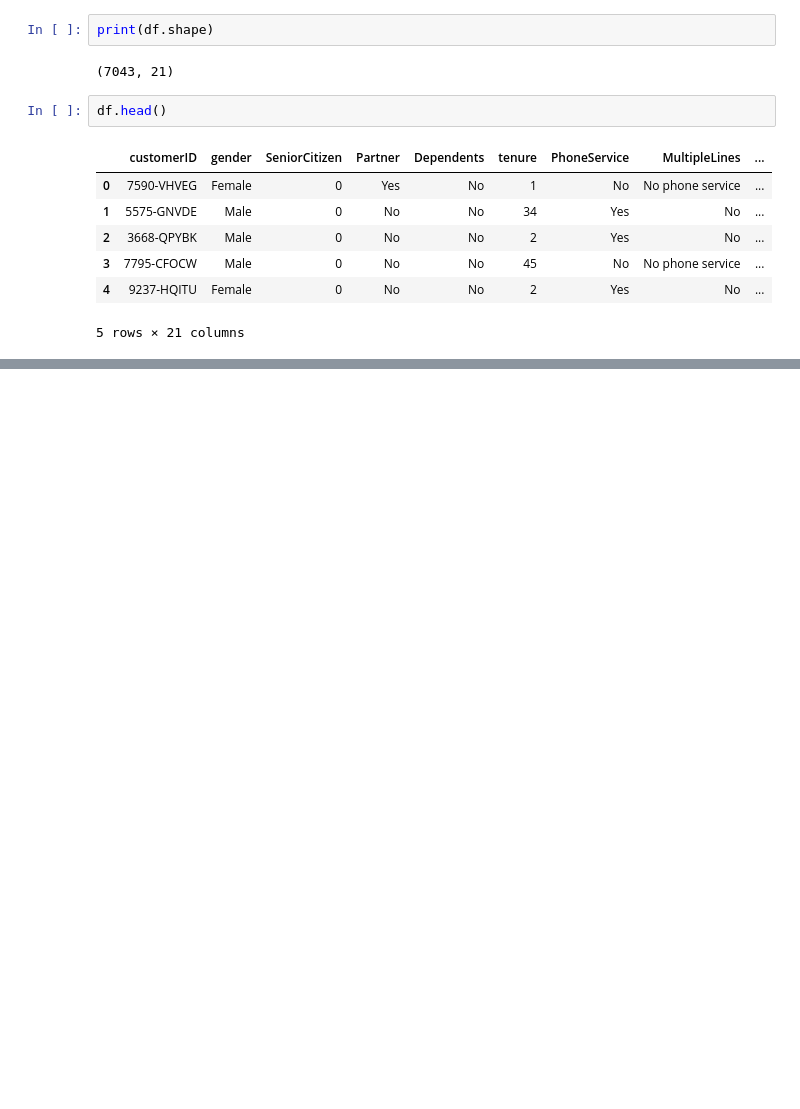
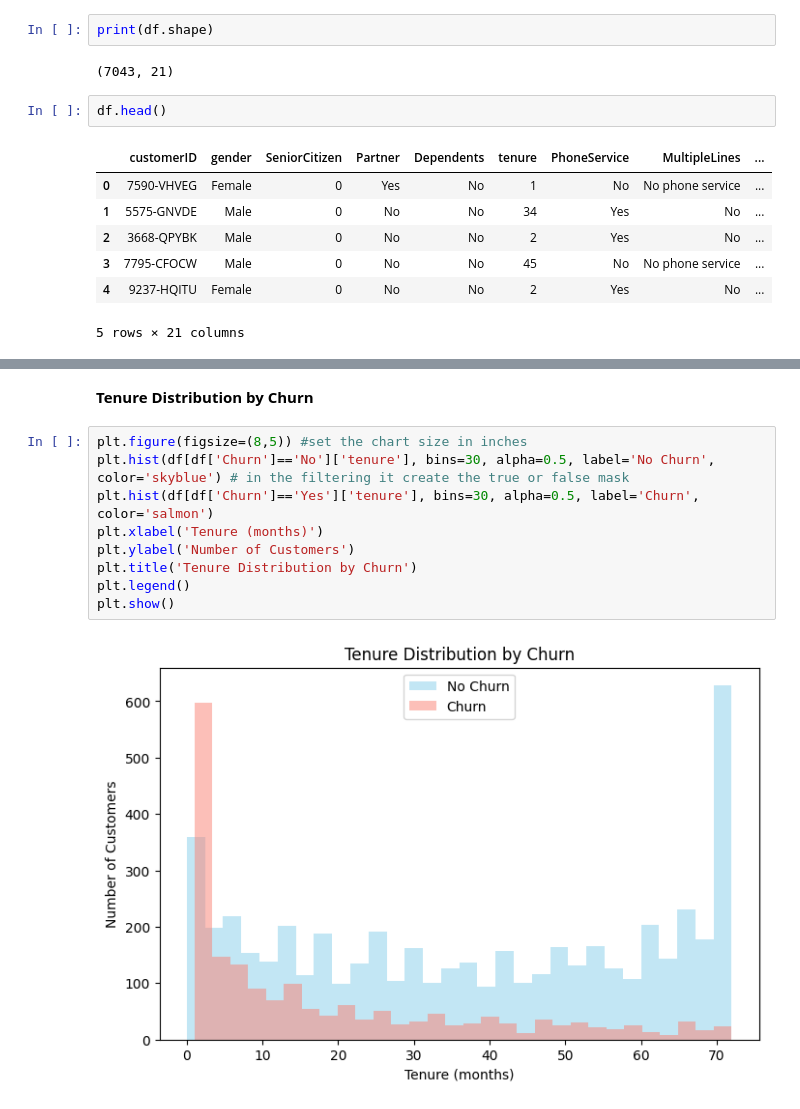
Before and after one commit to lokithasendila/telco-churn-ml, a Jupyter notebook: churn_analysis.ipynb, the cells around one changed output, grey strips where cells are left out. Cells and saved outputs as stored; diff of their text form; blank space fills up the shorter version.

```diff
--- a/churn_analysis.ipynb
+++ b/churn_analysis.ipynb
@@ -22,0 +74,13 @@ df.head()
+# %% [markdown]
+**Tenure Distribution by Churn**
+# %%
+plt.figure(figsize=(8,5)) #set the chart size in inches
+plt.hist(df[df['Churn']=='No']['tenure'], bins=30, alpha=0.5, label='No Churn', color='skyblue') # in the filtering it create the true or false mask
+plt.hist(df[df['Churn']=='Yes']['tenure'], bins=30, alpha=0.5, label='Churn', color='salmon')
+plt.xlabel('Tenure (months)')
+plt.ylabel('Number of Customers')
+plt.title('Tenure Distribution by Churn')
+plt.legend()
+plt.show()
+# %% [output]
+[figure, added]
```
Also changed, not shown: parts of 10 cells of this notebook.
